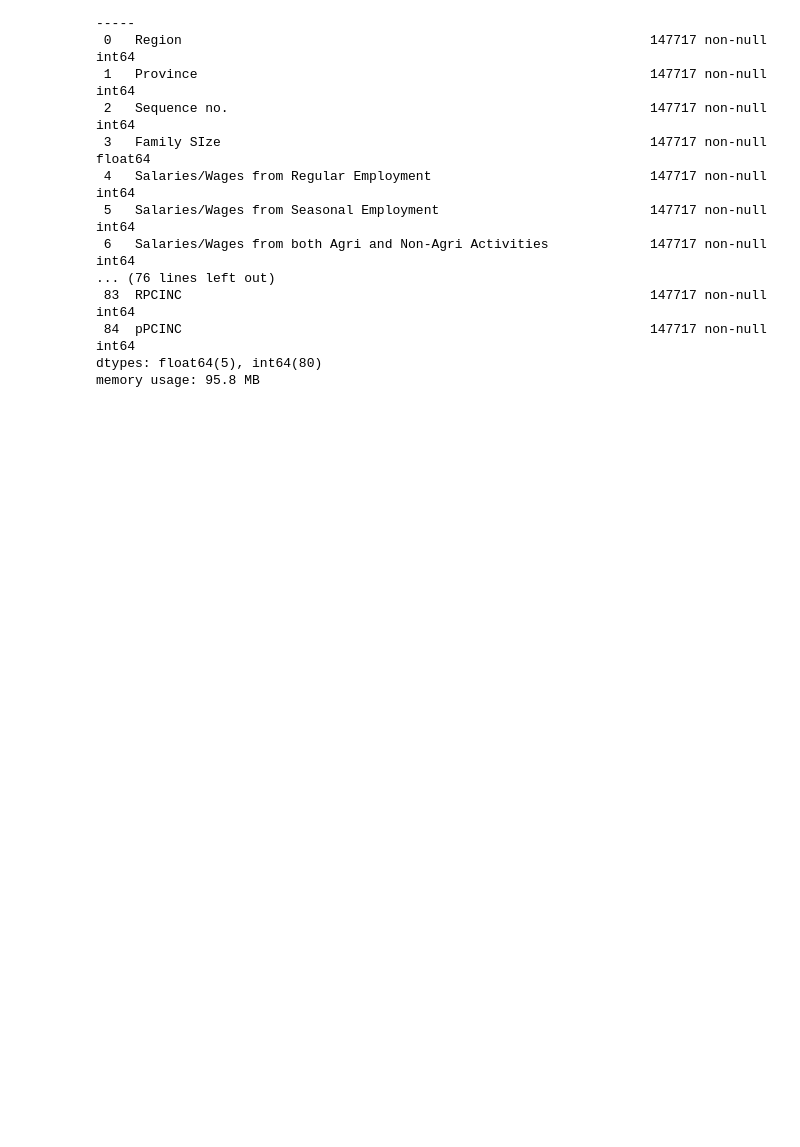
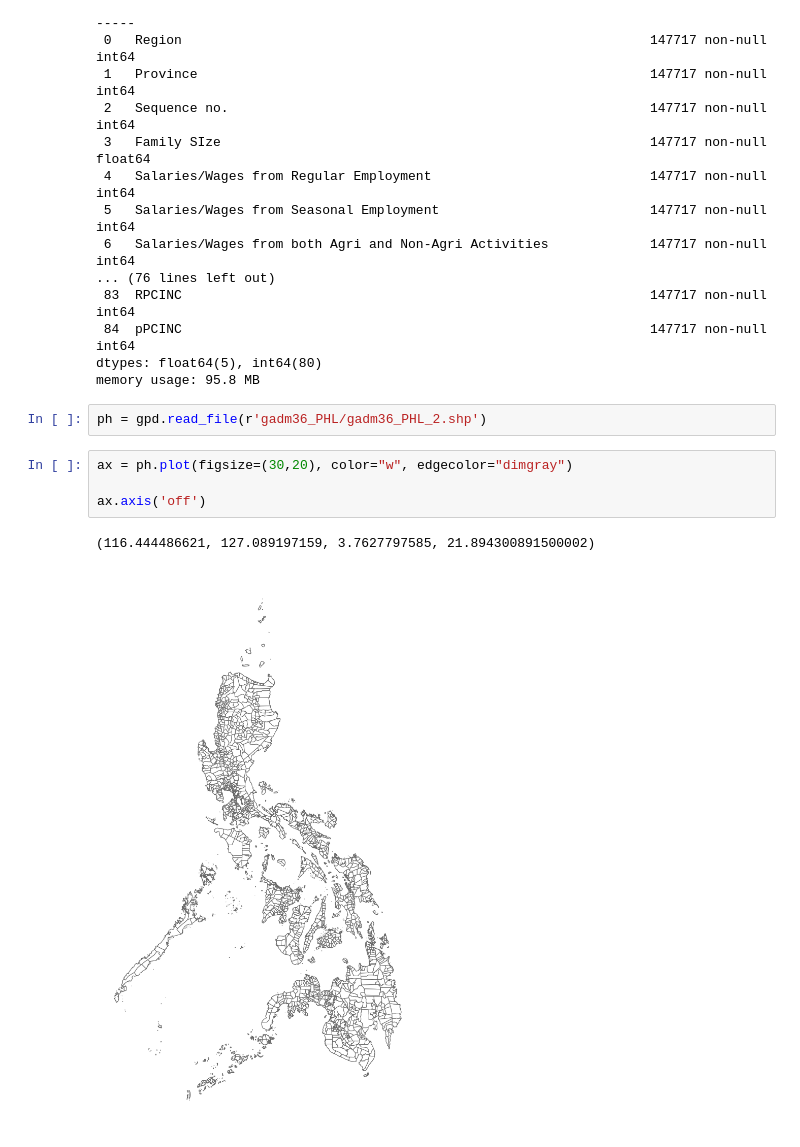
Before and after one commit to Secade/DATA101-FIES2018-DSWD, a Jupyter notebook: FIES2018 EDA.ipynb, the cells around one changed output. Cells and saved outputs as stored; diff of their text form; blank space fills up the shorter version.

```diff
--- a/FIES2018 EDA.ipynb
+++ b/FIES2018 EDA.ipynb
@@ -43,3 +45,12 @@ Data columns (total 85 columns):
  84  pPCINC                                                            147717 non-null  int64
 dtypes: float64(5), int64(80)
 memory usage: 95.8 MB
+# %%
+ph = gpd.read_file(r'gadm36_PHL/gadm36_PHL_2.shp')
+# %%
+ax = ph.plot(figsize=(30,20), color="w", edgecolor="dimgray")
+
+ax.axis('off')
+# %% [output]
+(116.444486621, 127.089197159, 3.7627797585, 21.894300891500002)
+[figure, added]
```
Also changed, not shown: parts of 1 cell of this notebook, 21 other files.
